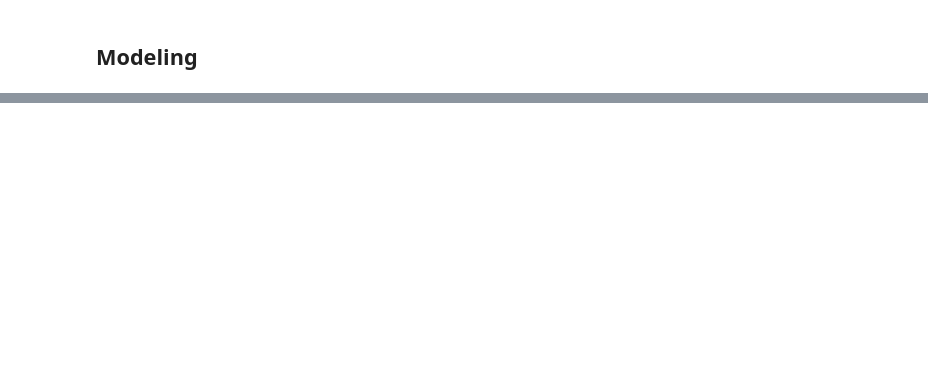
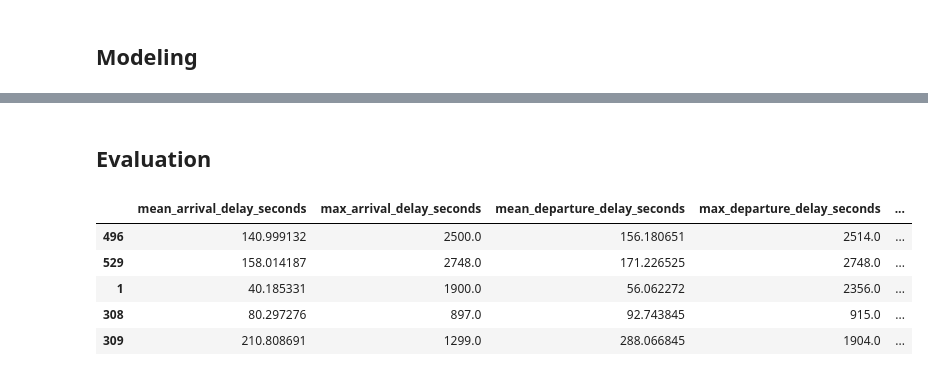
Before and after one commit to ID2223-2024-group2/project, a Jupyter notebook: training_test.ipynb, the cells around one changed output, grey strips where cells are left out. Cells and saved outputs as stored; diff of their text form; code cells hidden in the pictures; blank space fills up the shorter version.

```diff
--- a/training_test.ipynb
+++ b/training_test.ipynb
@@ -169,0 +182,14 @@ R squared for on_time_mean_percent: 0.9305890551575619
+# %% [markdown]
+## Evaluation
+# %%
+df = y_test
+df['date'] = X_test['date']
+df = df.sort_values(by=['date'])
+df.head(5)
+# %% [output]
+|  | mean_arrival_delay_seconds | max_arrival_delay_seconds | mean_departure_delay_seconds | max_departure_delay_seconds | ... |
+| 496 | 140.999132 | 2500.0 | 156.180651 | 2514.0 | ... |
+| 529 | 158.014187 | 2748.0 | 171.226525 | 2748.0 | ... |
+| 1 | 40.185331 | 1900.0 | 56.062272 | 2356.0 | ... |
+| 308 | 80.297276 | 897.0 | 92.743845 | 915.0 | ... |
+| 309 | 210.808691 | 1299.0 | 288.066845 | 1904.0 | ... |
```
Also changed, not shown: parts of 12 cells of this notebook, 2 other files.
